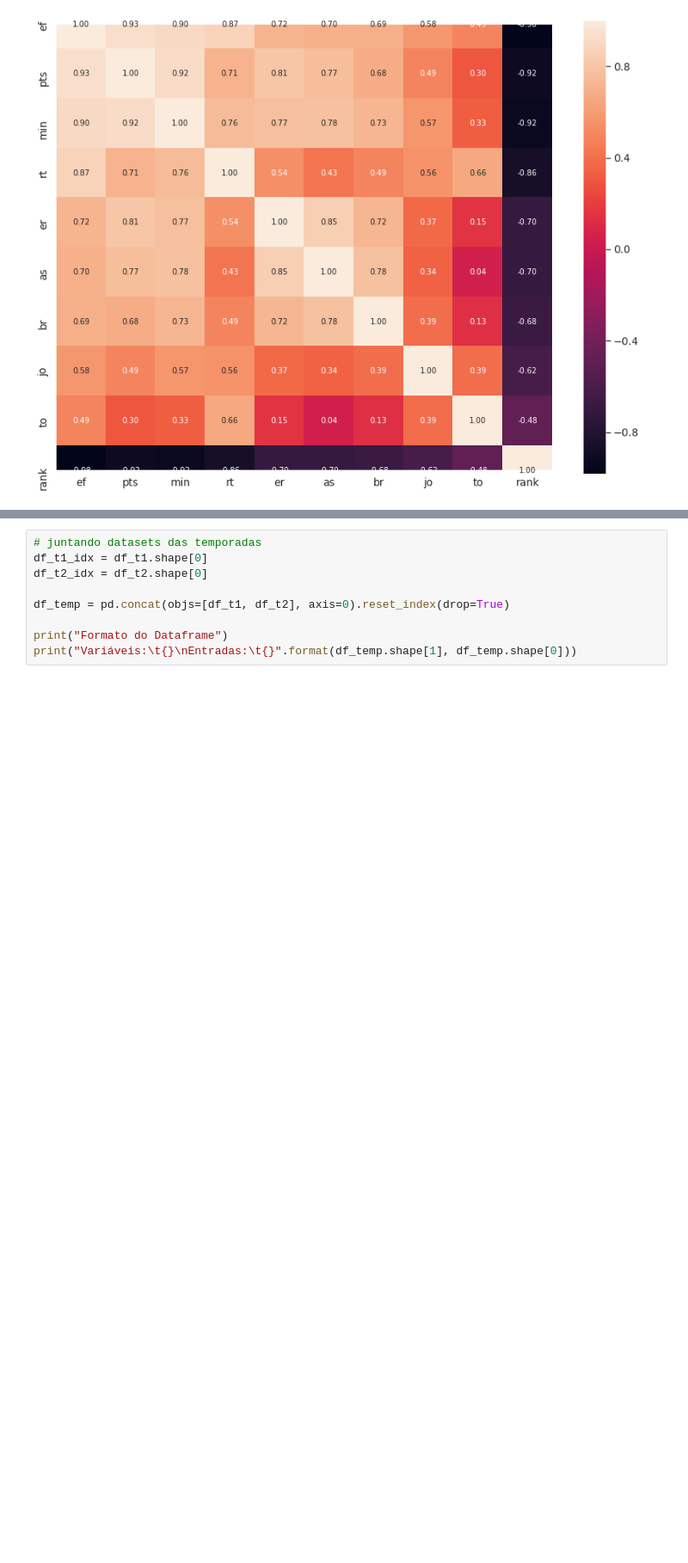
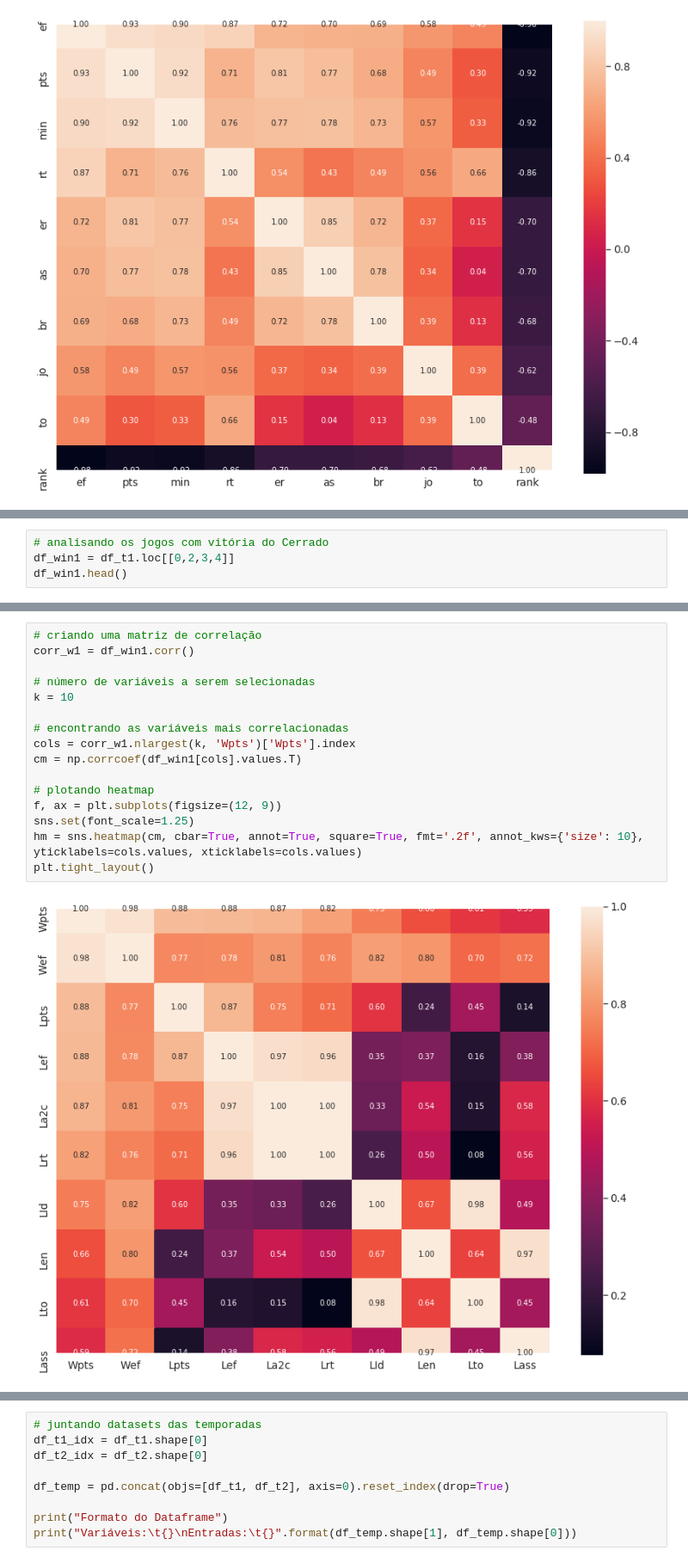
Before and after one commit to rafaelnduarte/Analise_De_Dados_Cerrado_Basquete, a Jupyter notebook: Análise_de_Dados_Cerrado_Basquete.ipynb, the cells around one changed output, grey strips where cells are left out. Shown at 86% size. Saved outputs shown, nothing was run; the diff lists cells and outputs as text; blank space fills up the shorter version.

```diff
--- a/Análise_de_Dados_Cerrado_Basquete.ipynb
+++ b/Análise_de_Dados_Cerrado_Basquete.ipynb
@@ -750,0 +843,4 @@ df_t1.head(7)
+# %%
+# analisando os jogos com vitória do Cerrado
+df_win1 = df_t1.loc[[0,2,3,4]]
+df_win1.head()
@@ -750,0 +866,18 @@ df_t1.head(7)
+# %%
+# criando uma matriz de correlação
+corr_w1 = df_win1.corr()
+
+# número de variáveis a serem selecionadas
+k = 10
+
+# encontrando as variáveis mais correlacionadas
+cols = corr_w1.nlargest(k, 'Wpts')['Wpts'].index
+cm = np.corrcoef(df_win1[cols].values.T)
+
+# plotando heatmap
+f, ax = plt.subplots(figsize=(12, 9))
+sns.set(font_scale=1.25)
+hm = sns.heatmap(cm, cbar=True, annot=True, square=True, fmt='.2f', annot_kws={'size': 10}, yticklabels=cols.values, xticklabels=cols.values)
+plt.tight_layout()
+# %% [output]
+[figure, added]
```
Also changed, not shown: parts of 27 cells of this notebook.
